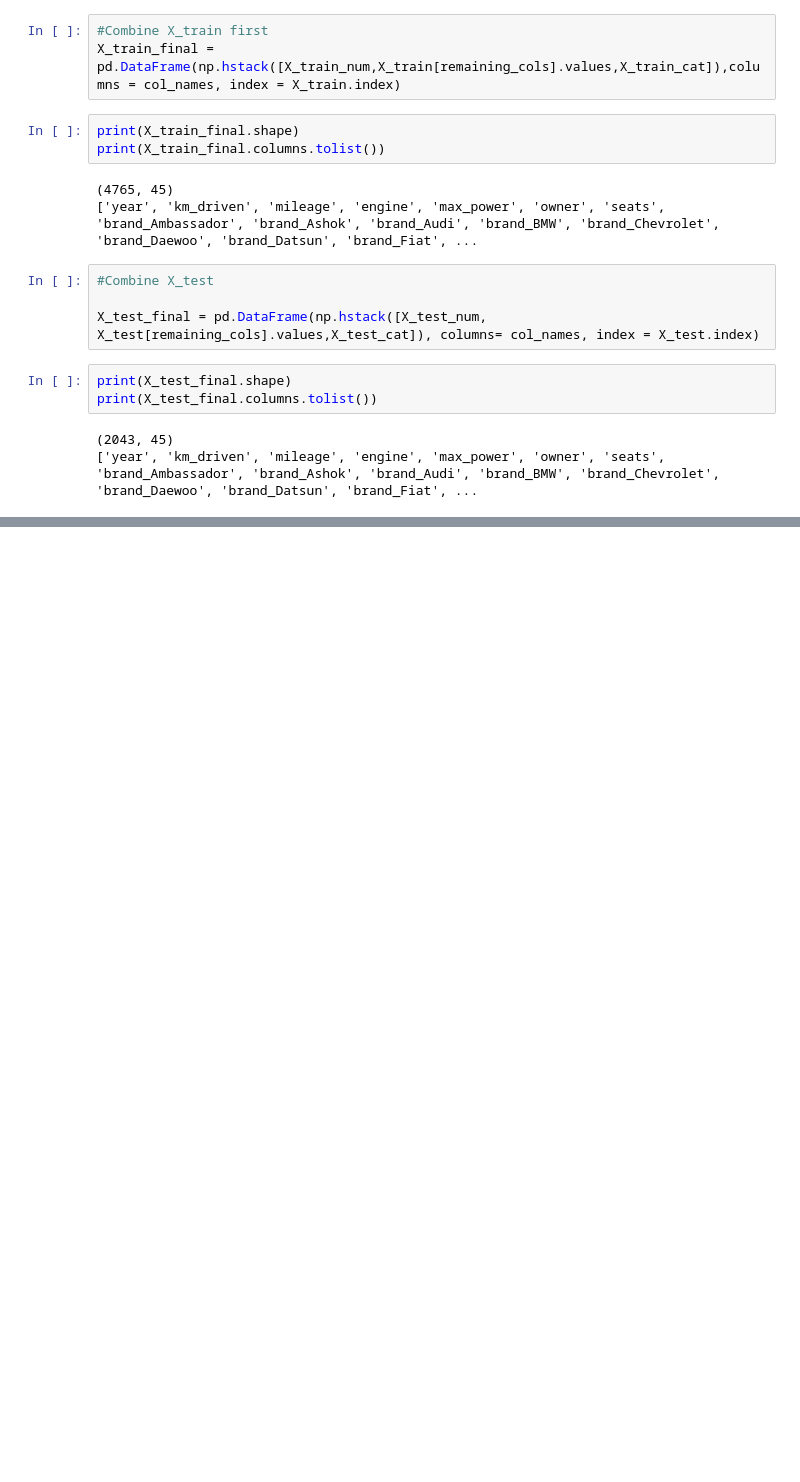
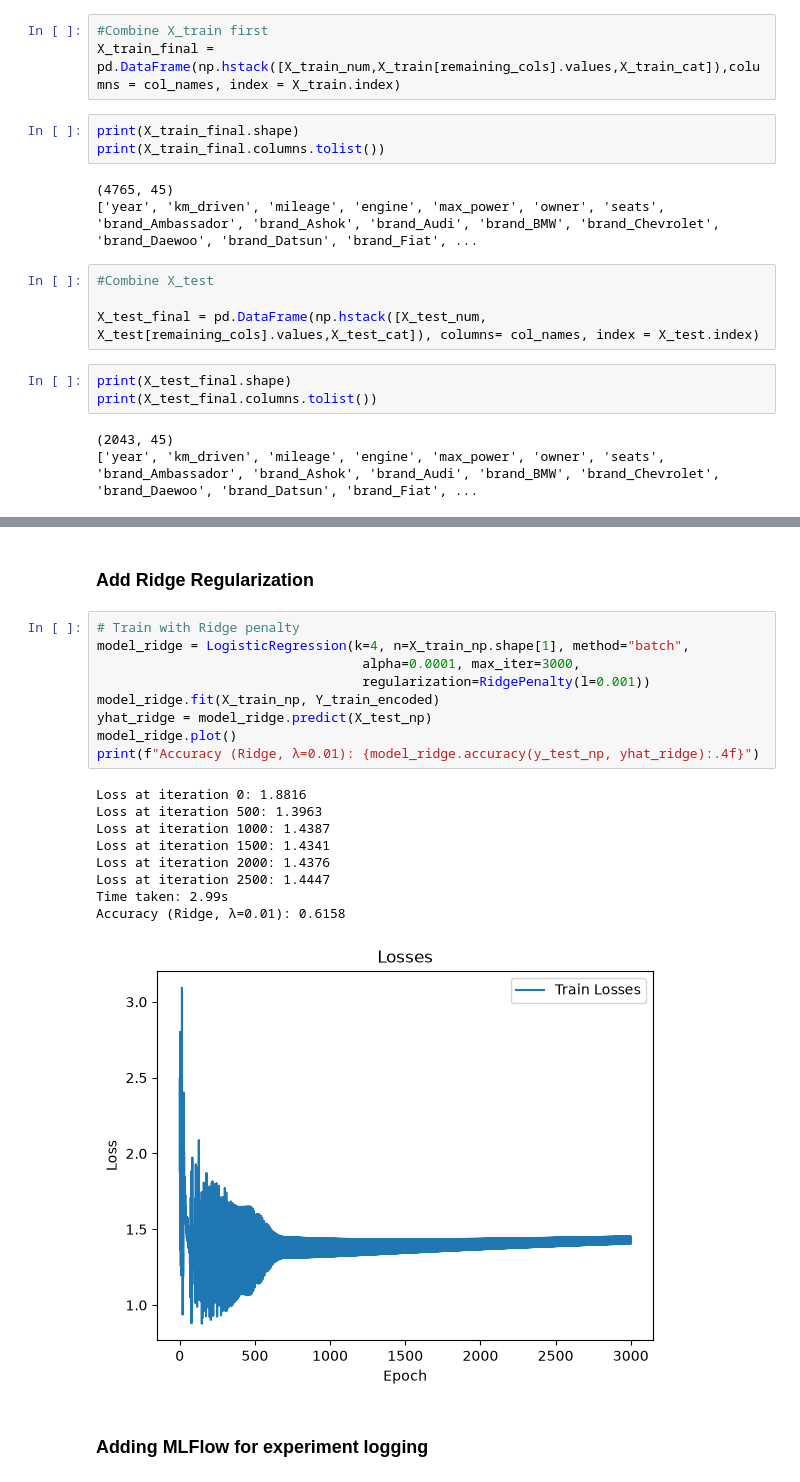
Before and after one commit to SwelSwel/car-price-prediction-a3, a Jupyter notebook: notebooks/a3-classification.ipynb, the cells around one changed output, grey strips where cells are left out. Drawn from its saved outputs; the diff is of its cells as text; blank space fills up the shorter version.

```diff
--- a/notebooks/car-prediction.ipynb
+++ b/notebooks/a3-classification.ipynb
@@ -855,0 +667,23 @@ Model saved!
+# %% [markdown]
+### Add Ridge Regularization
+# %%
+# Train with Ridge penalty
+model_ridge = LogisticRegression(k=4, n=X_train_np.shape[1], method="batch",
+                                  alpha=0.0001, max_iter=3000,
+                                  regularization=RidgePenalty(l=0.001))
+model_ridge.fit(X_train_np, Y_train_encoded)
+yhat_ridge = model_ridge.predict(X_test_np)
+model_ridge.plot()
+print(f"Accuracy (Ridge, λ=0.01): {model_ridge.accuracy(y_test_np, yhat_ridge):.4f}")
+# %% [output]
+Loss at iteration 0: 1.8816
+Loss at iteration 500: 1.3963
+Loss at iteration 1000: 1.4387
+Loss at iteration 1500: 1.4341
+Loss at iteration 2000: 1.4376
+Loss at iteration 2500: 1.4447
+Time taken: 2.99s
+Accuracy (Ridge, λ=0.01): 0.6158
+[figure, added]
+# %% [markdown]
+### Adding MLFlow for experiment logging
```
Also changed, not shown: parts of 32 cells of this notebook, 20 other files.
